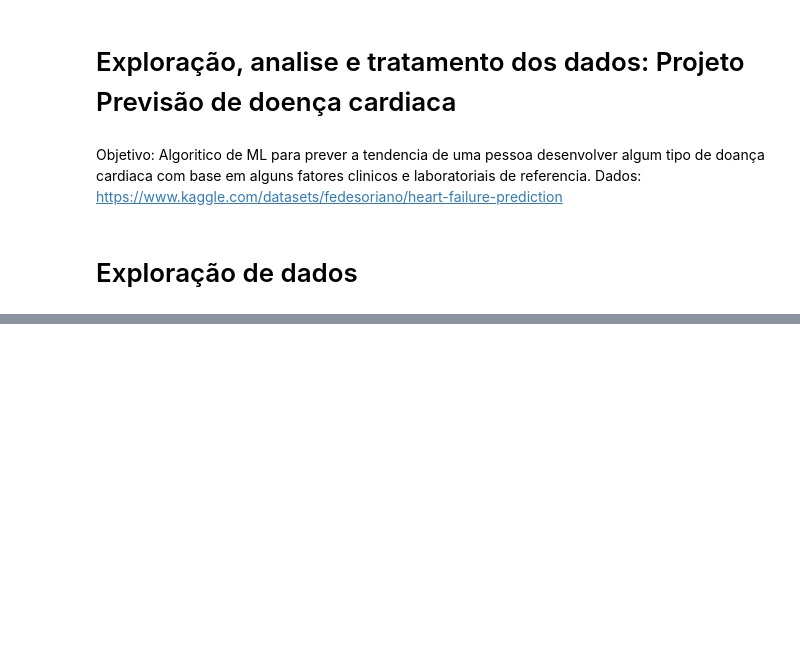
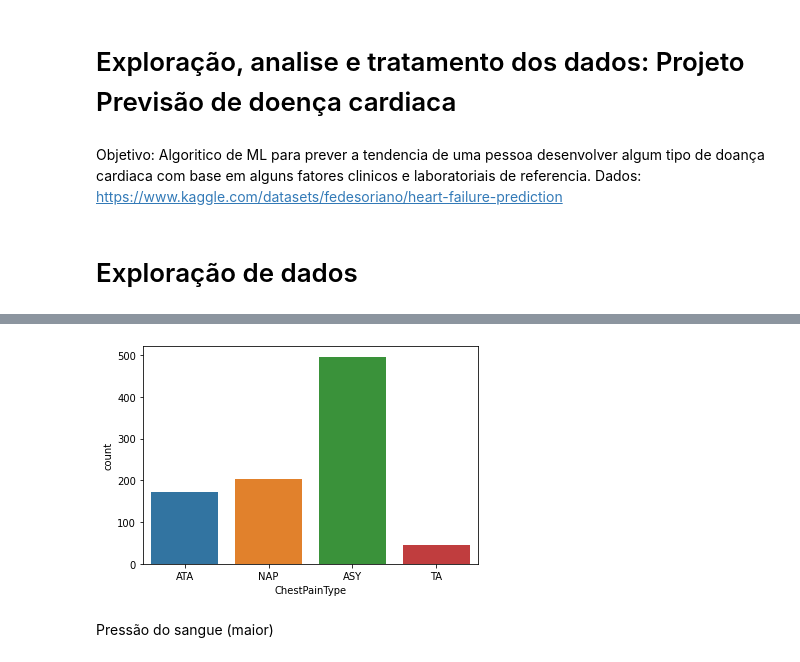
Before and after one commit to isaacunha/EstudosPython, a Jupyter notebook: exploração_de_dados.ipynb, the cells around one changed output, grey strips where cells are left out. Drawn from its saved outputs; the diff is of its cells as text; code cells hidden in the pictures; blank space fills up the shorter version.

```diff
--- a/exploração_de_dados.ipynb
+++ b/exploração_de_dados.ipynb
@@ -21,0 +98,6 @@ dados.shape #quantidade de linhas e colunas
+# %%
+sns.countplot(x='ChestPainType',data=dados);
+# %% [output]
+[figure, added]
+# %% [markdown]
+Pressão do sangue (maior)
```
Also changed, not shown: parts of 72 cells of this notebook.
